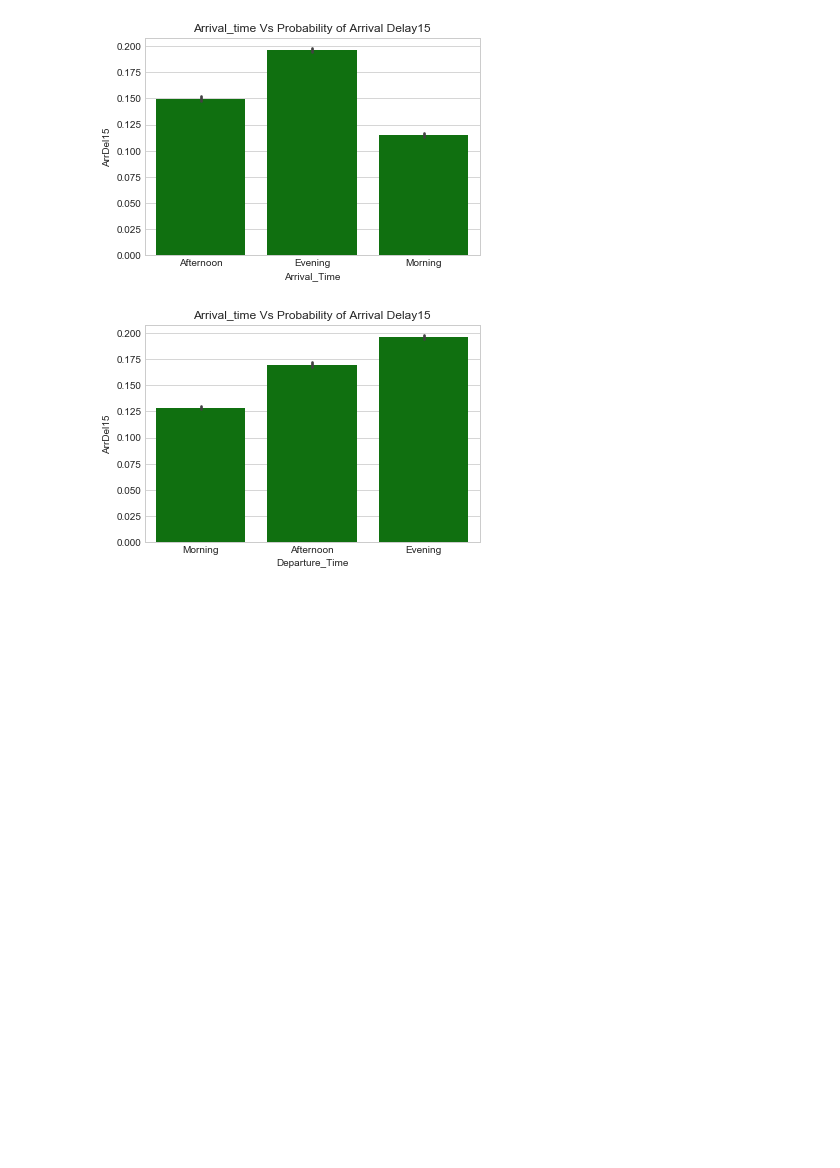
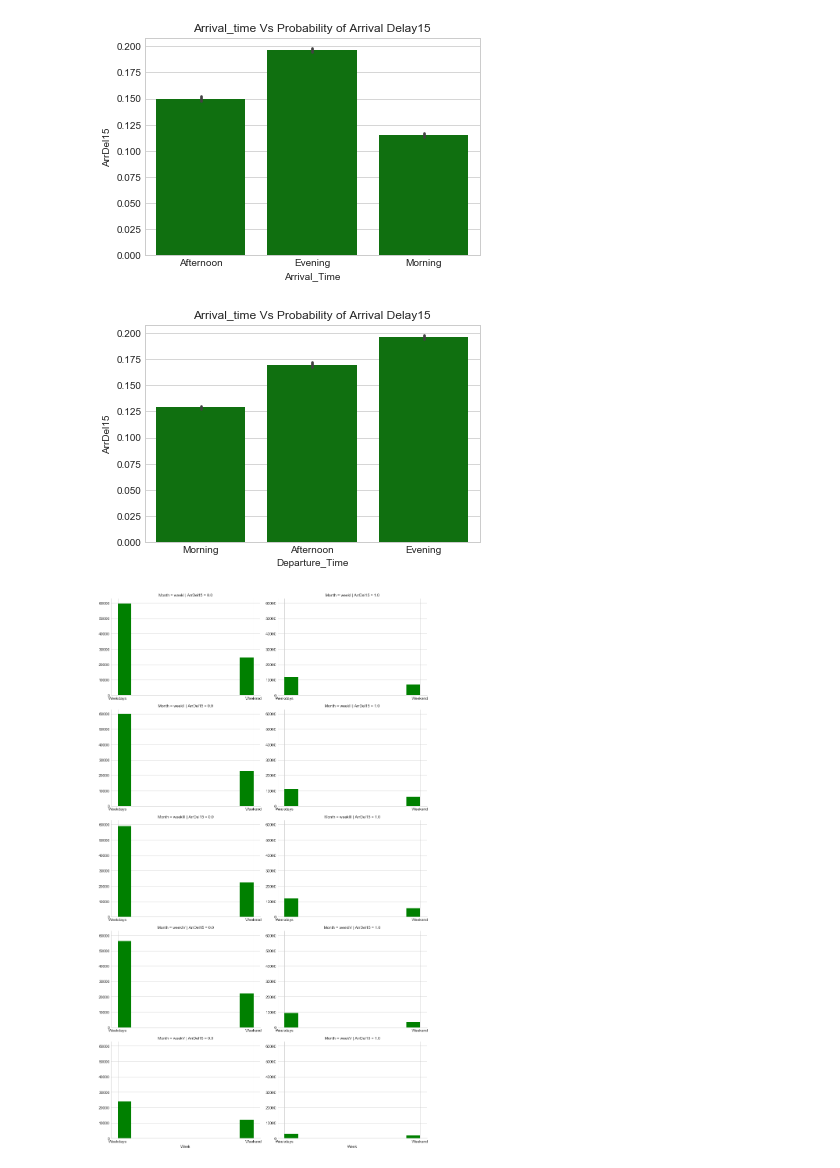
Before and after one commit to mohankumaru/airline_project, a Jupyter notebook: flight_delay.ipynb, the cells around one changed output. Saved outputs shown, nothing was run; the diff lists cells and outputs as text; code cells hidden in the pictures; blank space fills up the shorter version.

```diff
--- a/flight_delay.ipynb
+++ b/flight_delay.ipynb
@@ -280,3 +303,8 @@ sns.barplot(x=flights.Departure_Time, y ="ArrDel15", data=flights, color ='green
 fig = plt.title("Arrival_time Vs Probability of Arrival Delay15")
 # %% [output]
 [figure]
+# %%
+g=sns.FacetGrid(flights,col='ArrDel15',row='Month',size=4,aspect=1.5)
+fig=g.map(plt.hist,'Week',color='g')
+# %% [output]
+[figure, added]
```
Also changed, not shown: parts of 21 cells of this notebook.
